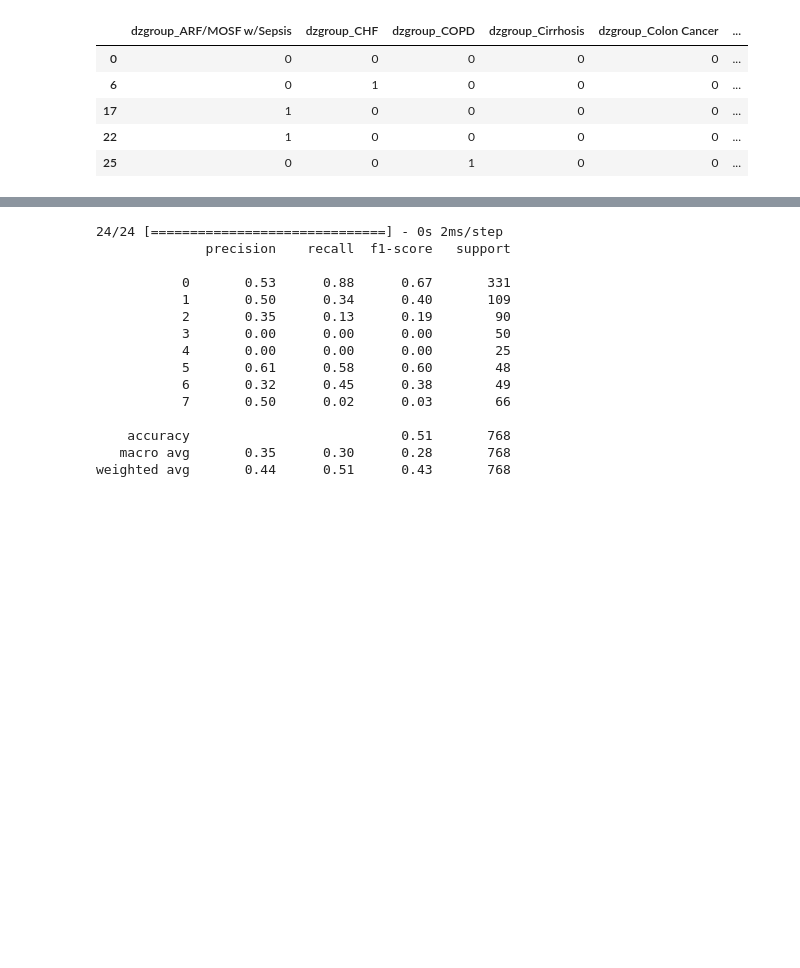
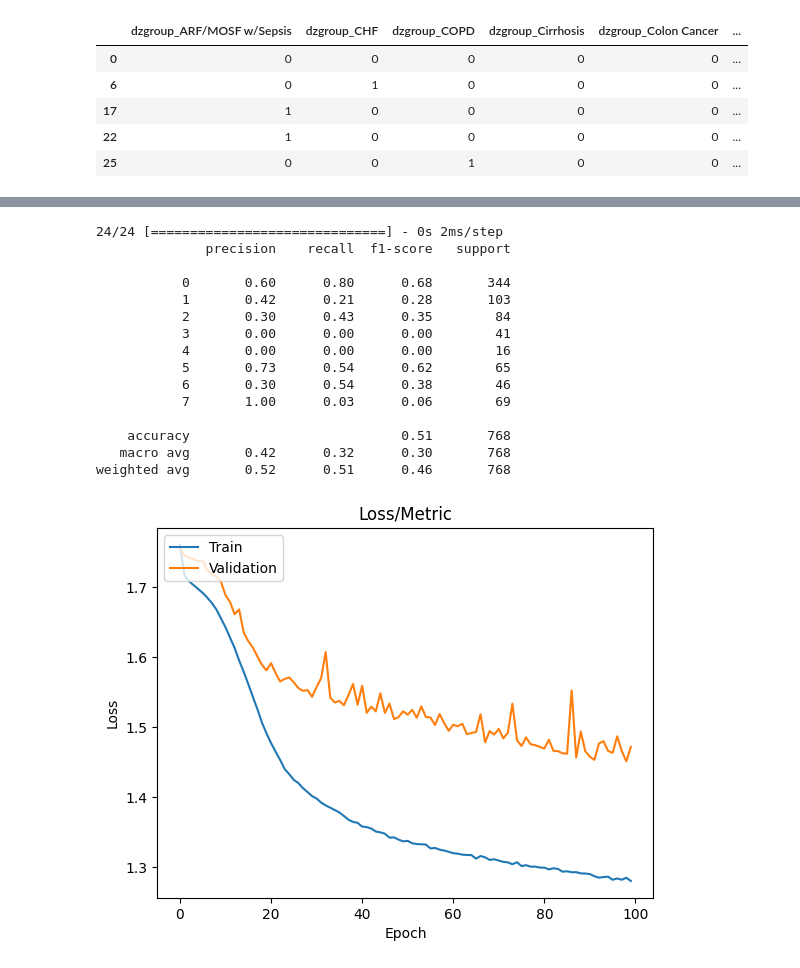
Before and after one commit to sebastian-dv/CSE-151A-Project, a Jupyter notebook: Another_copy_of_SUPPORT2_Model_2.ipynb, the cells around one changed output, grey strips where cells are left out. Drawn from its saved outputs; the diff is of its cells as text; code cells hidden in the pictures; blank space fills up the shorter version.

```diff
--- a/Another_copy_of_SUPPORT2_Model_2.ipynb
+++ b/Another_copy_of_SUPPORT2_Model_2.ipynb
@@ -298,9 +203,9 @@ build_model(hp)
 # %%
 tuner = keras_tuner.RandomSearch(
-    hypermodel= build_model,
+    hypermodel=build_model,
     objective="val_accuracy",
-    max_trials=5,
-    seed=15,
-    executions_per_trial=5,
-    max_consecutive_failed_trials=5
+    max_trials=10,
+    overwrite=True,
+    directory="my_dir",
+    project_name="hypertune",
 )
@@ -360,22 +270,34 @@ print(max_acc)
+# %%
+best_hps = tuner.get_best_hyperparameters(num_trials=1)[0]
+model = tuner.hypermodel.build(best_hps)
+history = model.fit(X_train.astype(float), y_train,epochs=100,validation_split=0.1, verbose = 0)
 # %%
-yhat_test = models[0].predict(X_test.astype(float))
 y_label = y_test.to_numpy()
+yhat_test = model.predict(X_test.astype(float))
 actual = np.argmax(y_label, axis=1)
 pred = np.argmax(yhat_test, axis=1)
 print(classification_report(actual,pred))
+plt.plot(history.history['loss'])
+plt.plot(history.history['val_loss'])
+plt.title('Loss/Metric')
+plt.ylabel('Loss')
+plt.xlabel('Epoch')
+plt.legend(['Train', 'Validation'], loc='upper left')
+plt.show()
 # %% [output]
 24/24 [==============================] - 0s 2ms/step
               precision    recall  f1-score   support
 
-           0       0.53      0.88      0.67       331
-           1       0.50      0.34      0.40       109
-           2       0.35      0.13      0.19        90
-           3       0.00      0.00      0.00        50
-           4       0.00      0.00      0.00        25
-           5       0.61      0.58      0.60        48
-           6       0.32      0.45      0.38        49
-           7       0.50      0.02      0.03        66
+           0       0.60      0.80      0.68       344
+           1       0.42      0.21      0.28       103
+           2       0.30      0.43      0.35        84
+           3       0.00      0.00      0.00        41
+           4       0.00      0.00      0.00        16
+           5       0.73      0.54      0.62        65
+           6       0.30      0.54      0.38        46
+           7       1.00      0.03      0.06        69
 
     accuracy                           0.51       768
-   macro avg       0.35      0.30      0.28       768
-weighted avg       0.44      0.51      0.43       768
+   macro avg       0.42      0.32      0.30       768
+weighted avg       0.52      0.51      0.46       768
+[figure, added]
```
Also changed, not shown: parts of 33 cells of this notebook.
